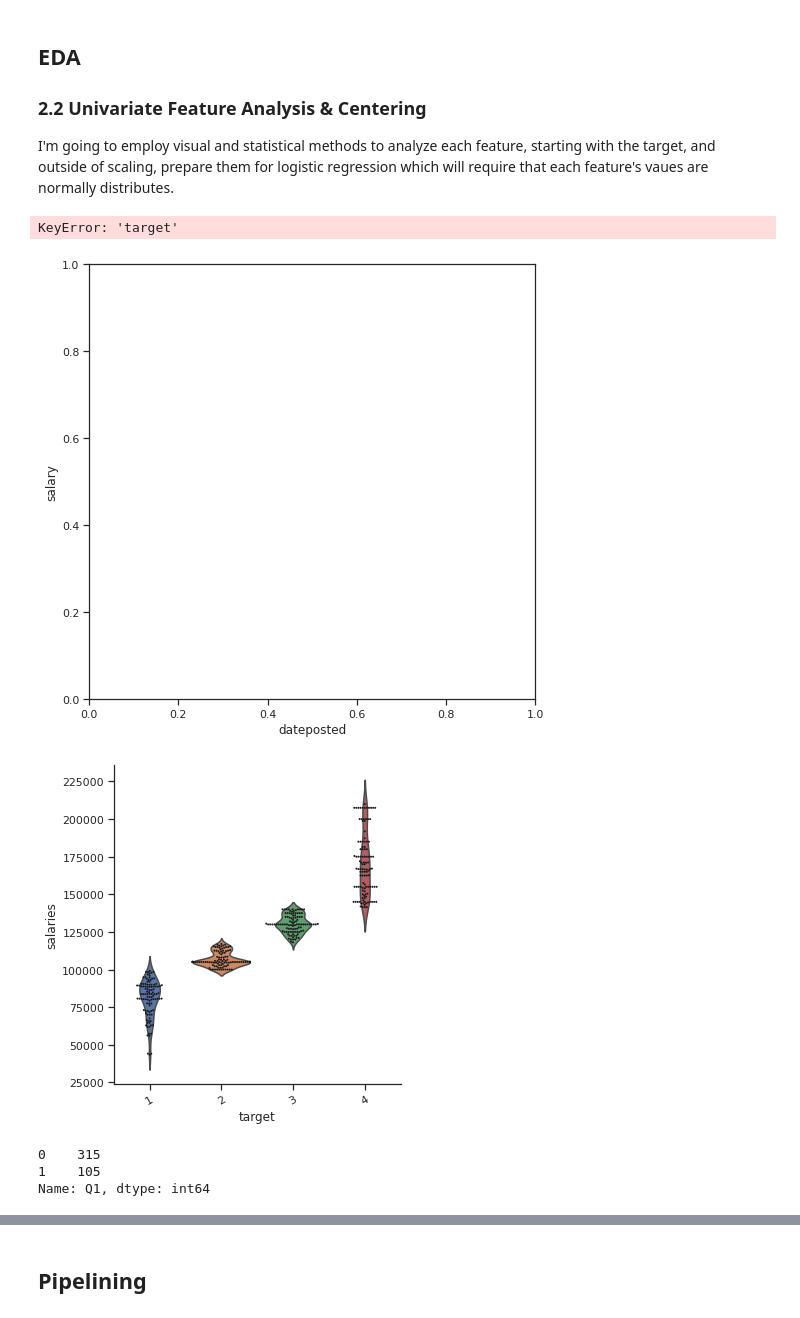
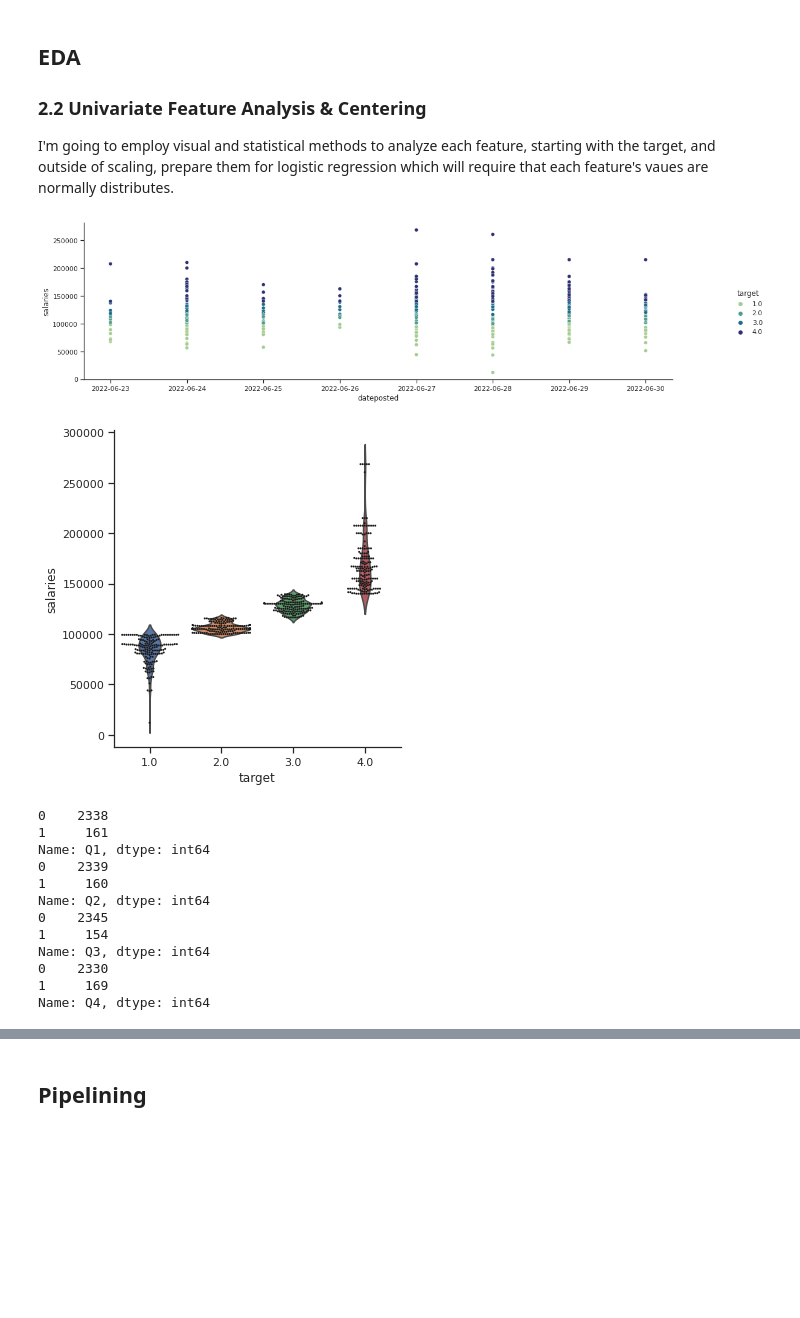
Before and after one commit to 333Kenji/indeedjobscraper, a Jupyter notebook: docs/1_wrangling_engineering.ipynb, the cells around one changed output, grey strips where cells are left out. Drawn from its saved outputs; the diff is of its cells as text; code cells hidden in the pictures; blank space fills up the shorter version.

```diff
--- a/docs/1_wrangling_engineering.ipynb
+++ b/docs/1_wrangling_engineering.ipynb
@@ -878,4 +901,4 @@ def salaries(row):
 data['salaries'] = data.apply( lambda row : salaries(row), axis = 1).astype(float)
 # a very small amount of data needs extra parsing to reach
 # data[(data.cleanedest < 100) | (data.cleanedsal < 50000)]
-data[data.salaries < 10000] = np.nan
+data2 = data[data.salaries < 10000] = np.nan
@@ -969,3 +992,3 @@ Name: salaries, Length: 2072, dtype: float64
 # %%
-data, q1, q3= iqr_detect(data[data.salaries.notna()], feature='salaries')
+data, q1, q3= iqr_detect(data, feature='salaries')
 # %% [output]
@@ -995,6 +1013,0 @@ q3
-# %%
-sal_data = data[data.salaries.notna()]
-
-q1 = np.quantile(sal_data.salaries, 0.25)
-q2 = np.quantile(sal_data.salaries, 0.5)
-q3 = np.quantile(sal_data.salaries, 0.75)
@@ -1080,28 +1079,37 @@ Name: target, dtype: int64
 ### 2.2 Univariate Feature Analysis & Centering
 I'm going to employ visual and statistical methods to analyze each feature, starting with the target, and outside of scaling, prepare them for logistic regression which will require that each feature's vaues are normally distributes.
 # %%
-ax = sns.pairplot(data=data,
+ax = sns.pairplot(data=data[data.salaries.notna()],
                   x_vars=['dateposted'],
-                  y_vars=['salary'], height=8, hue="target", palette="crest")
+                  y_vars=['salaries'], height=8, hue="target", palette="crest")
 
 ax.fig.set_size_inches(18,4)
 # %% [output]
-KeyError: 'target'
-[figure, old version]
+[figure, new version]
 # %%
 
 g = sns.catplot(x="target", y="salaries", kind="violin", inner=None, data=data)
 sns.swarmplot(x="target", y="salaries", color="k", size=2, data=data, ax=g.ax)
 
-plt.xticks(rotation=30)
+
 
 plt.show()
 # %% [output]
-[figure, old version]
+[figure, new version]
-# %%
-data.Q1.value_counts()
-# %% [output]
-0    315
-1    105
-Name: Q1, dtype: int64
+# %%
+for i in data[['Q1','Q2','Q3','Q4']]:
+    print(data[i].value_counts())
+# %% [output]
+0    2338
+1     161
+Name: Q1, dtype: int64
+0    2339
+1     160
+Name: Q2, dtype: int64
+0    2345
+1     154
+Name: Q3, dtype: int64
+0    2330
+1     169
+Name: Q4, dtype: int64
 # %%
```
Also changed, not shown: parts of 48 cells of this notebook, 1 other file.
